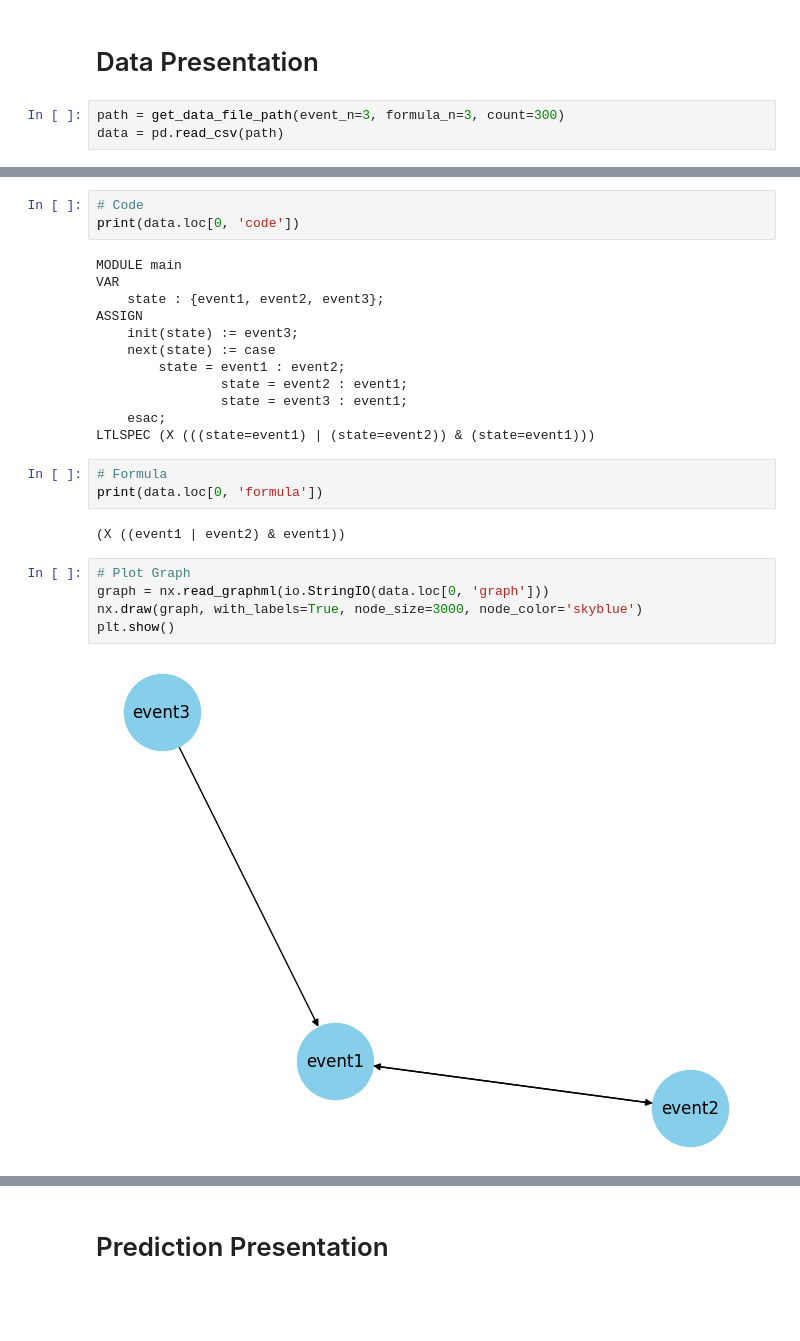
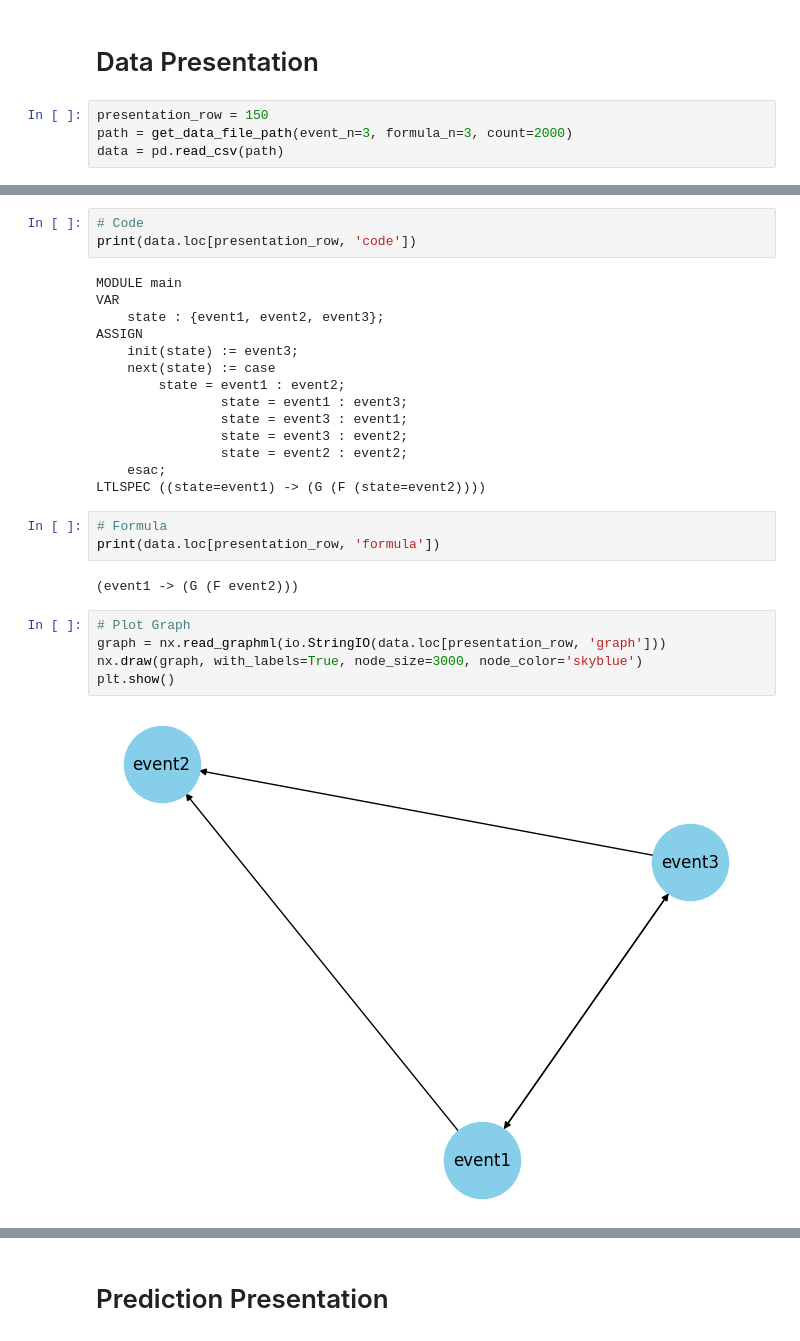
Before and after one commit to RutaTang/LTLBench, a Jupyter notebook: analysis.ipynb, the cells around one changed output, grey strips where cells are left out. Drawn from its saved outputs; the diff is of its cells as text; blank space fills up the shorter version.

```diff
--- a/analysis.ipynb
+++ b/analysis.ipynb
@@ -14,7 +21,8 @@ from src.utils.file import get_data_file_path
 # %% [markdown]
 # Data Presentation
 # %%
-path = get_data_file_path(event_n=3, formula_n=3, count=300)
+presentation_row = 150
+path = get_data_file_path(event_n=3, formula_n=3, count=2000)
 data = pd.read_csv(path)
 # %%
 data.head()
@@ -71,7 +79,7 @@ C3: C2 will happen at next time.
 C3 is True or False? Answer with "True" or "False" directly:
 # %%
 # Code
-print(data.loc[0, 'code'])
+print(data.loc[presentation_row, 'code'])
 # %% [output]
 MODULE main
 VAR
@@ -80,21 +88,23 @@ ASSIGN
     init(state) := event3;
     next(state) := case
         state = event1 : event2;
-                state = event2 : event1;
+                state = event1 : event3;
                 state = event3 : event1;
+                state = event3 : event2;
+                state = event2 : event2;
     esac;
-LTLSPEC (X (((state=event1) | (state=event2)) & (state=event1)))
+LTLSPEC ((state=event1) -> (G (F (state=event2))))
 # %%
 # Formula
-print(data.loc[0, 'formula'])
+print(data.loc[presentation_row, 'formula'])
 # %% [output]
-(X ((event1 | event2) & event1))
+(event1 -> (G (F event2)))
 # %%
 # Plot Graph
-graph = nx.read_graphml(io.StringIO(data.loc[0, 'graph']))
+graph = nx.read_graphml(io.StringIO(data.loc[presentation_row, 'graph']))
 nx.draw(graph, with_labels=True, node_size=3000, node_color='skyblue')
 plt.show()
 # %% [output]
-[figure, old version]
+[figure, new version]
 # %%
 # Answer
```
Also changed, not shown: parts of 39 cells of this notebook, 19 other files.
